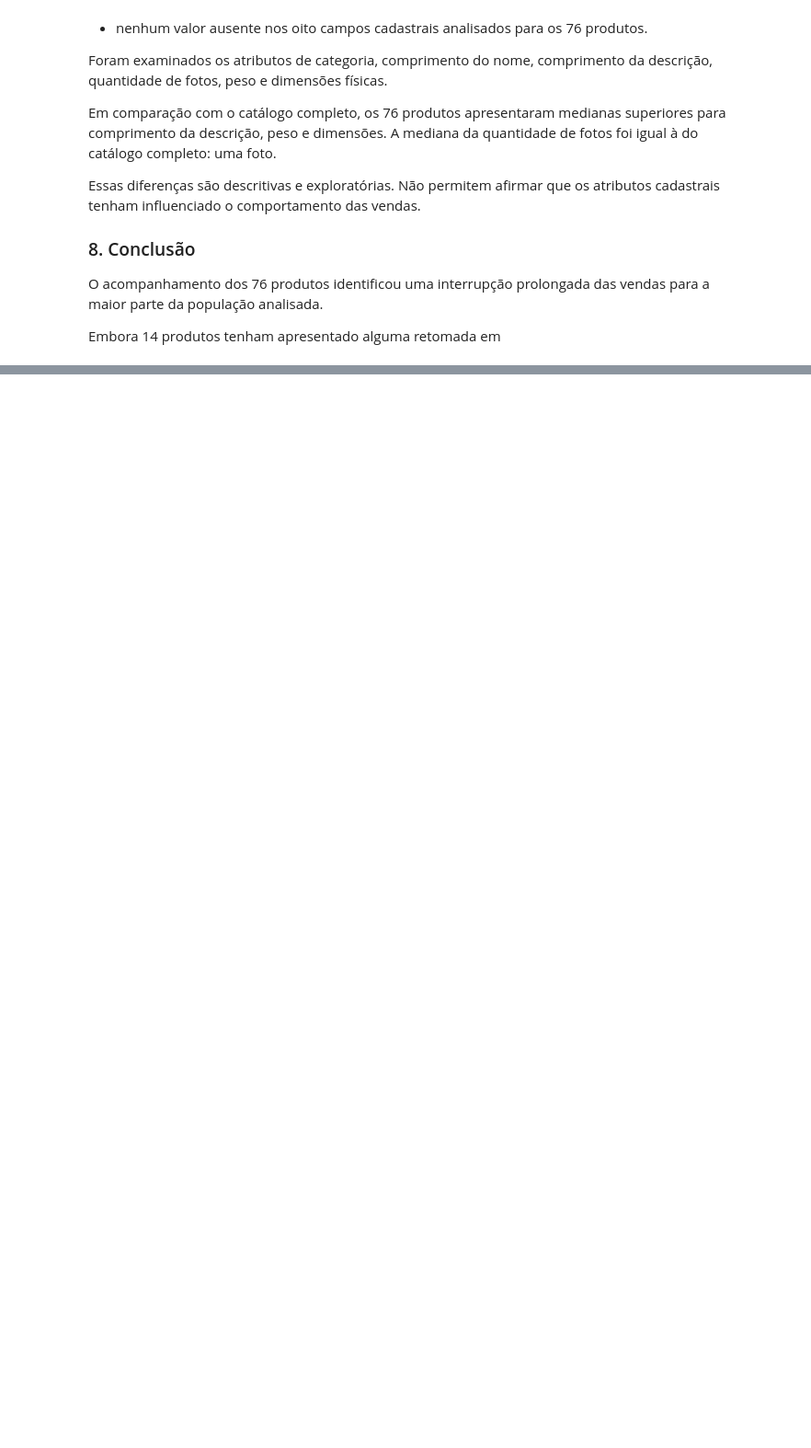
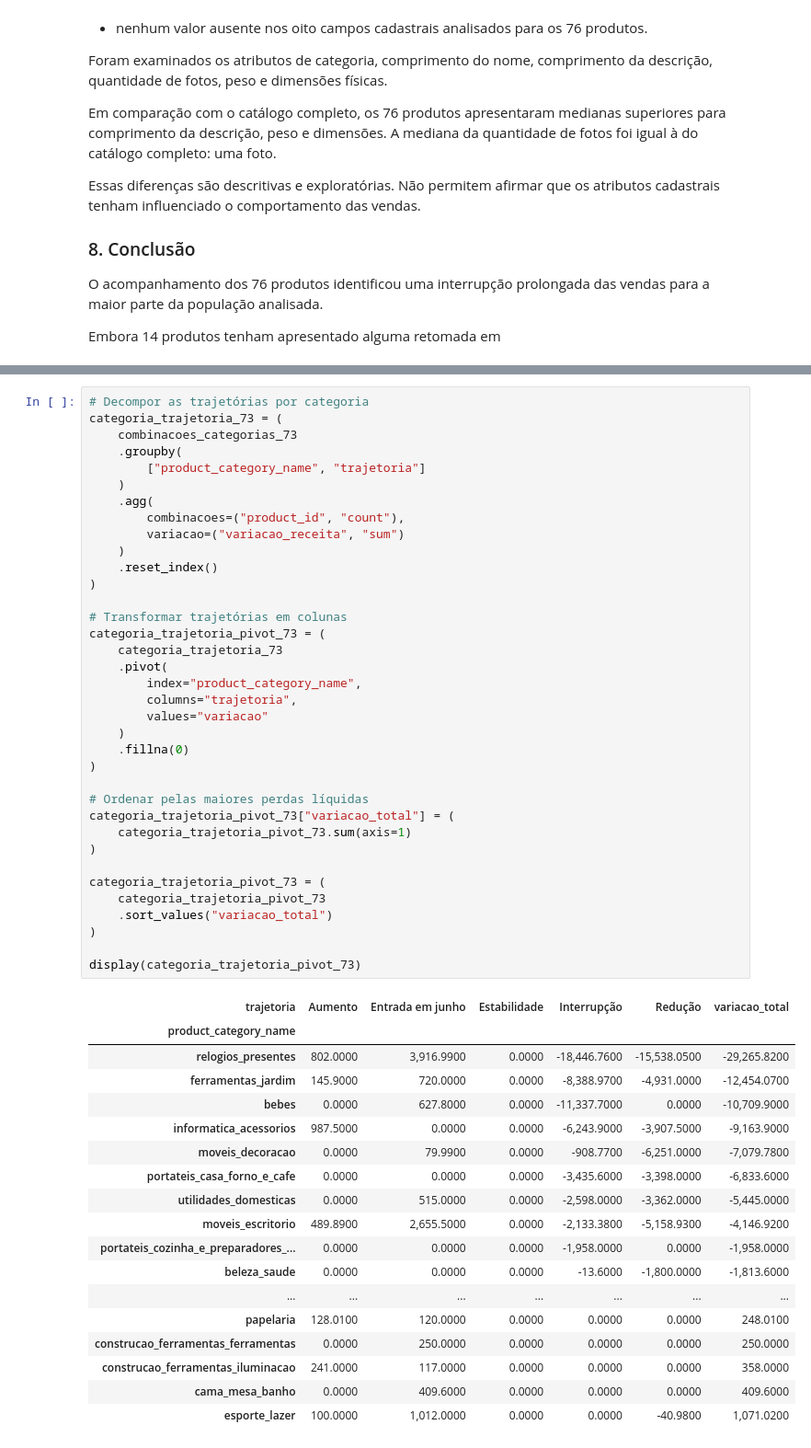
Before and after one commit to AgathaAlmeida7/case-01-queda-vendas, a Jupyter notebook: notebooks/04_diagnosis.ipynb, the cells around one changed output, grey strips where cells are left out. Shown at 92% size. Cells and saved outputs as stored; diff of their text form; blank space fills up the shorter version.

```diff
--- a/notebooks/04_diagnosis.ipynb
+++ b/notebooks/04_diagnosis.ipynb
@@ -3608,0 +4517,55 @@ Embora 14 produtos tenham apresentado alguma retomada em
+# %%
+# Decompor as trajetórias por categoria
+categoria_trajetoria_73 = (
+    combinacoes_categorias_73
+    .groupby(
+        ["product_category_name", "trajetoria"]
+    )
+    .agg(
+        combinacoes=("product_id", "count"),
+        variacao=("variacao_receita", "sum")
+    )
+    .reset_index()
+)
+
+# Transformar trajetórias em colunas
+categoria_trajetoria_pivot_73 = (
+    categoria_trajetoria_73
+    .pivot(
+        index="product_category_name",
+        columns="trajetoria",
+        values="variacao"
+    )
+    .fillna(0)
+)
+
+# Ordenar pelas maiores perdas líquidas
+categoria_trajetoria_pivot_73["variacao_total"] = (
+    categoria_trajetoria_pivot_73.sum(axis=1)
+)
+
+categoria_trajetoria_pivot_73 = (
+    categoria_trajetoria_pivot_73
+    .sort_values("variacao_total")
+)
+
+display(categoria_trajetoria_pivot_73)
+# %% [output]
+| trajetoria | Aumento | Entrada em junho | Estabilidade | Interrupção | Redução | variacao_total |
+| product_category_name |  |  |  |  |  |  |
+| relogios_presentes | 802.0000 | 3,916.9900 | 0.0000 | -18,446.7600 | -15,538.0500 | -29,265.8200 |
+| ferramentas_jardim | 145.9000 | 720.0000 | 0.0000 | -8,388.9700 | -4,931.0000 | -12,454.0700 |
+| bebes | 0.0000 | 627.8000 | 0.0000 | -11,337.7000 | 0.0000 | -10,709.9000 |
+| informatica_acessorios | 987.5000 | 0.0000 | 0.0000 | -6,243.9000 | -3,907.5000 | -9,163.9000 |
+| moveis_decoracao | 0.0000 | 79.9900 | 0.0000 | -908.7700 | -6,251.0000 | -7,079.7800 |
+| portateis_casa_forno_e_cafe | 0.0000 | 0.0000 | 0.0000 | -3,435.6000 | -3,398.0000 | -6,833.6000 |
+| utilidades_domesticas | 0.0000 | 515.0000 | 0.0000 | -2,598.0000 | -3,362.0000 | -5,445.0000 |
+| moveis_escritorio | 489.8900 | 2,655.5000 | 0.0000 | -2,133.3800 | -5,158.9300 | -4,146.9200 |
+| portateis_cozinha_e_preparadores_... | 0.0000 | 0.0000 | 0.0000 | -1,958.0000 | 0.0000 | -1,958.0000 |
+| beleza_saude | 0.0000 | 0.0000 | 0.0000 | -13.6000 | -1,800.0000 | -1,813.6000 |
+| ... | ... | ... | ... | ... | ... | ... |
+| papelaria | 128.0100 | 120.0000 | 0.0000 | 0.0000 | 0.0000 | 248.0100 |
+| construcao_ferramentas_ferramentas | 0.0000 | 250.0000 | 0.0000 | 0.0000 | 0.0000 | 250.0000 |
+| construcao_ferramentas_iluminacao | 241.0000 | 117.0000 | 0.0000 | 0.0000 | 0.0000 | 358.0000 |
+| cama_mesa_banho | 0.0000 | 409.6000 | 0.0000 | 0.0000 | 0.0000 | 409.6000 |
+| esporte_lazer | 100.0000 | 1,012.0000 | 0.0000 | 0.0000 | -40.9800 | 1,071.0200 |
```
Also changed, not shown: parts of 18 cells of this notebook.
